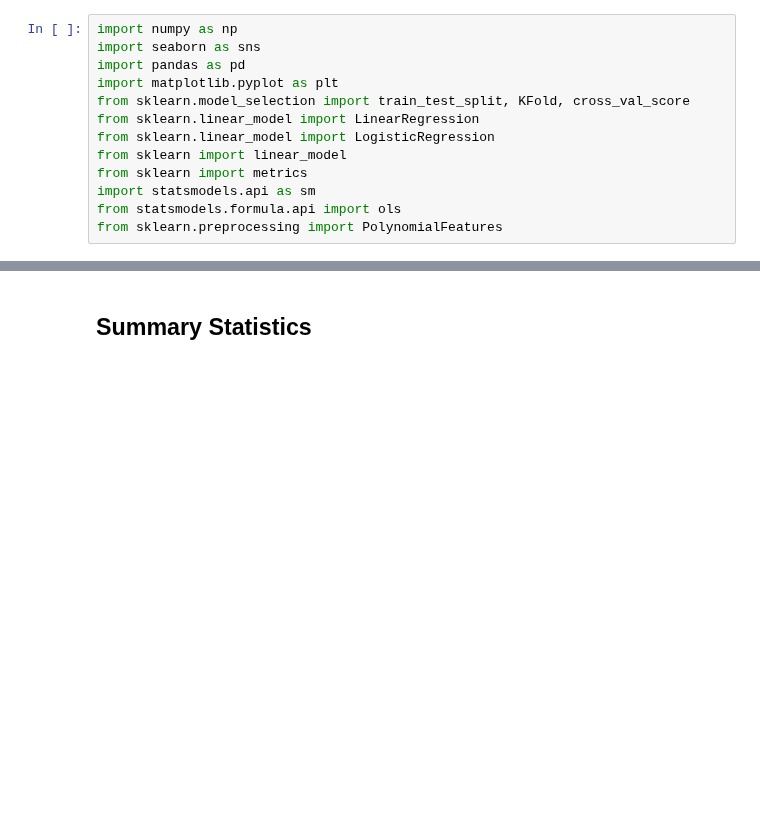
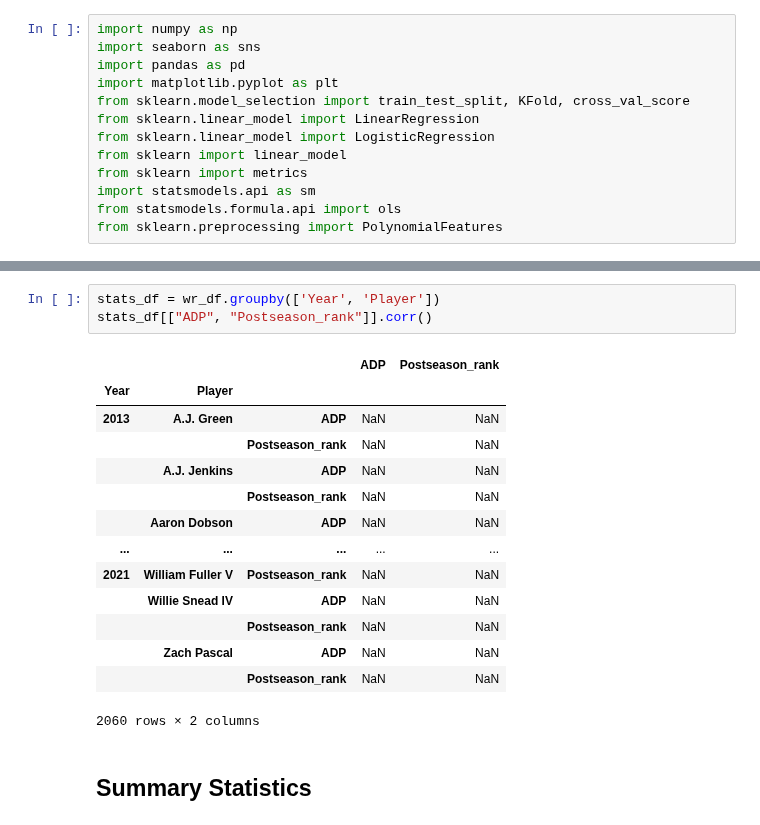
Before and after one commit to jjz62/info2950group, a Jupyter notebook: Final_Report.ipynb, the cells around one changed output, grey strips where cells are left out. Cells and saved outputs as stored; diff of their text form; blank space fills up the shorter version.

```diff
--- a/Final_Report.ipynb
+++ b/Final_Report.ipynb
@@ -79,3 +64,21 @@ wr_df
+# %%
+stats_df = wr_df.groupby(['Year', 'Player'])
+stats_df[["ADP", "Postseason_rank"]].corr()
+# %% [output]
+|  |  |  | ADP | Postseason_rank |
+| Year | Player |  |  |  |
+| 2013 | A.J. Green | ADP | NaN | NaN |
+|  |  | Postseason_rank | NaN | NaN |
+|  | A.J. Jenkins | ADP | NaN | NaN |
+|  |  | Postseason_rank | NaN | NaN |
+|  | Aaron Dobson | ADP | NaN | NaN |
+| ... | ... | ... | ... | ... |
+| 2021 | William Fuller V | Postseason_rank | NaN | NaN |
+|  | Willie Snead IV | ADP | NaN | NaN |
+|  |  | Postseason_rank | NaN | NaN |
+|  | Zach Pascal | ADP | NaN | NaN |
+|  |  | Postseason_rank | NaN | NaN |
+2060 rows × 2 columns
 # %% [markdown]
 ## Summary Statistics
 # %% [markdown]
```
Also changed, not shown: parts of 2 cells of this notebook, 1 other file.
